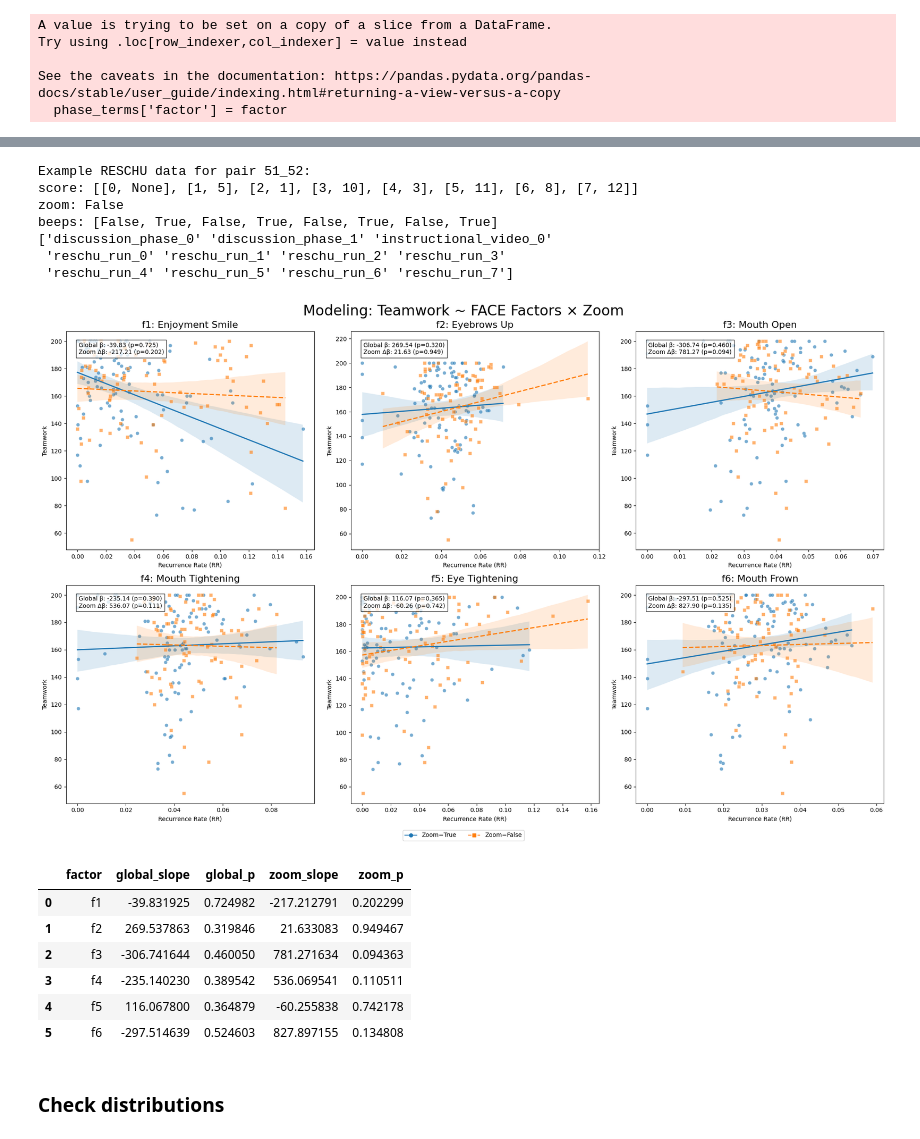
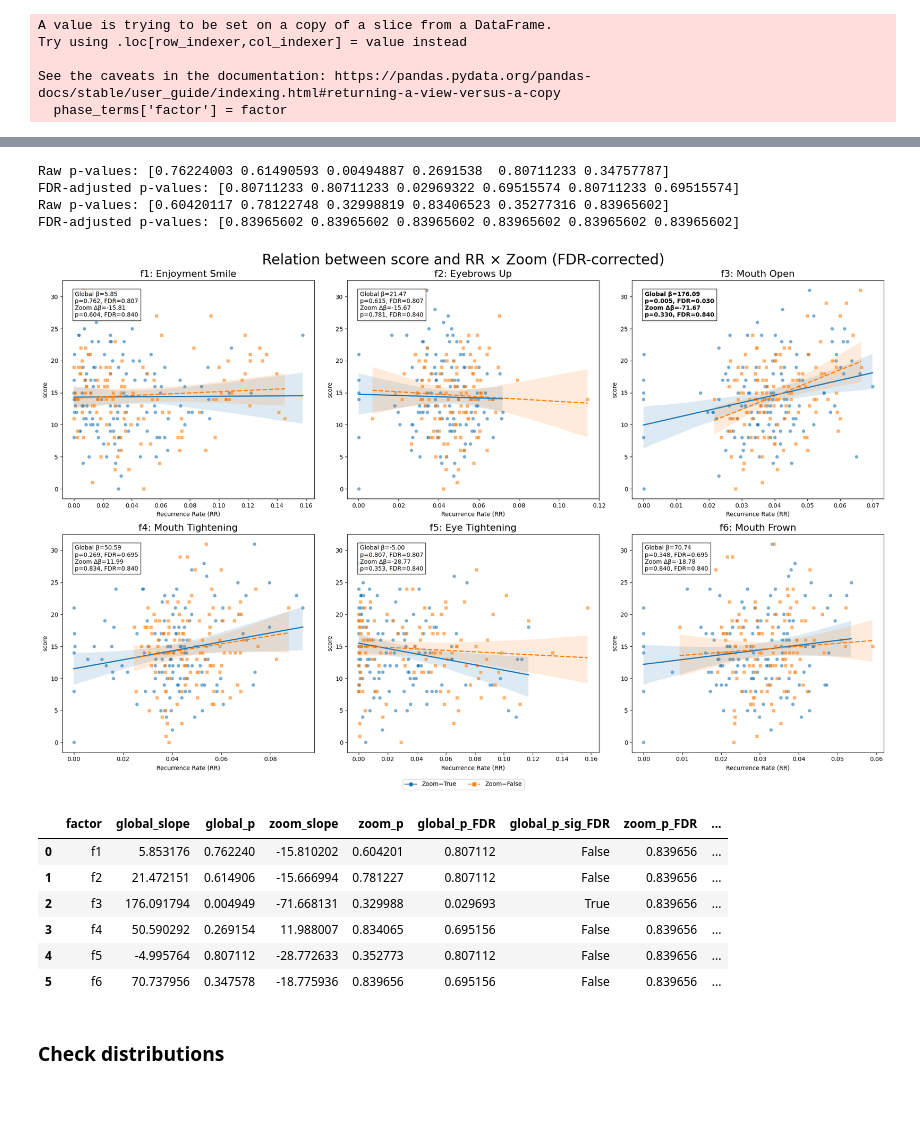
Before and after one commit to erikfrohn/facial-expression-interpersonal-association, a Jupyter notebook: analysis.ipynb, the cells around one changed output, grey strips where cells are left out. Saved outputs shown, nothing was run; the diff lists cells and outputs as text; code cells hidden in the pictures; blank space fills up the shorter version.

```diff
--- a/analysis.ipynb
+++ b/analysis.ipynb
@@ -476,21 +385,18 @@ f6_scaled: coef = 0.0997, p = 0.1726
 # %%
-vis.unified_mixed_model_analysis(df, RESPONSE_VARIABLE, save_fig=SAVE_FIG)
+vis.unified_mixed_model_analysis_fdr(df, RESPONSE_VARIABLE, save_fig=SAVE_FIG)
 # %% [output]
-Example RESCHU data for pair 51_52:
-score: [[0, None], [1, 5], [2, 1], [3, 10], [4, 3], [5, 11], [6, 8], [7, 12]]
-zoom: False
-beeps: [False, True, False, True, False, True, False, True]
-['discussion_phase_0' 'discussion_phase_1' 'instructional_video_0'
- 'reschu_run_0' 'reschu_run_1' 'reschu_run_2' 'reschu_run_3'
- 'reschu_run_4' 'reschu_run_5' 'reschu_run_6' 'reschu_run_7']
+Raw p-values: [0.76224003 0.61490593 0.00494887 0.2691538  0.80711233 0.34757787]
+FDR-adjusted p-values: [0.80711233 0.80711233 0.02969322 0.69515574 0.80711233 0.69515574]
+Raw p-values: [0.60420117 0.78122748 0.32998819 0.83406523 0.35277316 0.83965602]
+FDR-adjusted p-values: [0.83965602 0.83965602 0.83965602 0.83965602 0.83965602 0.83965602]
-[figure, old version]
+[figure, new version]
-|  | factor | global_slope | global_p | zoom_slope | zoom_p |
-| 0 | f1 | -39.831925 | 0.724982 | -217.212791 | 0.202299 |
-| 1 | f2 | 269.537863 | 0.319846 | 21.633083 | 0.949467 |
-| 2 | f3 | -306.741644 | 0.460050 | 781.271634 | 0.094363 |
-| 3 | f4 | -235.140230 | 0.389542 | 536.069541 | 0.110511 |
-| 4 | f5 | 116.067800 | 0.364879 | -60.255838 | 0.742178 |
-| 5 | f6 | -297.514639 | 0.524603 | 827.897155 | 0.134808 |
+|  | factor | global_slope | global_p | zoom_slope | zoom_p | global_p_FDR | global_p_sig_FDR | zoom_p_FDR | ... |
+| 0 | f1 | 5.853176 | 0.762240 | -15.810202 | 0.604201 | 0.807112 | False | 0.839656 | ... |
+| 1 | f2 | 21.472151 | 0.614906 | -15.666994 | 0.781227 | 0.807112 | False | 0.839656 | ... |
+| 2 | f3 | 176.091794 | 0.004949 | -71.668131 | 0.329988 | 0.029693 | True | 0.839656 | ... |
+| 3 | f4 | 50.590292 | 0.269154 | 11.988007 | 0.834065 | 0.695156 | False | 0.839656 | ... |
+| 4 | f5 | -4.995764 | 0.807112 | -28.772633 | 0.352773 | 0.807112 | False | 0.839656 | ... |
+| 5 | f6 | 70.737956 | 0.347578 | -18.775936 | 0.839656 | 0.695156 | False | 0.839656 | ... |
 # %% [markdown]
 ### Check distributions
 # %%
```
Also changed, not shown: parts of 3 cells of this notebook.
